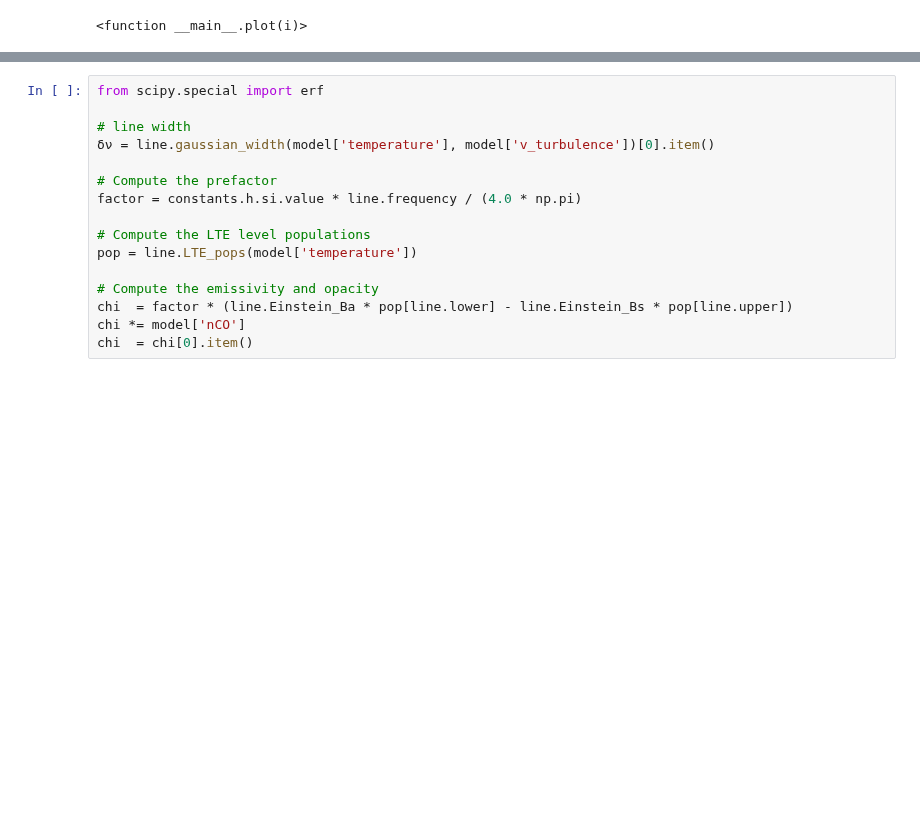
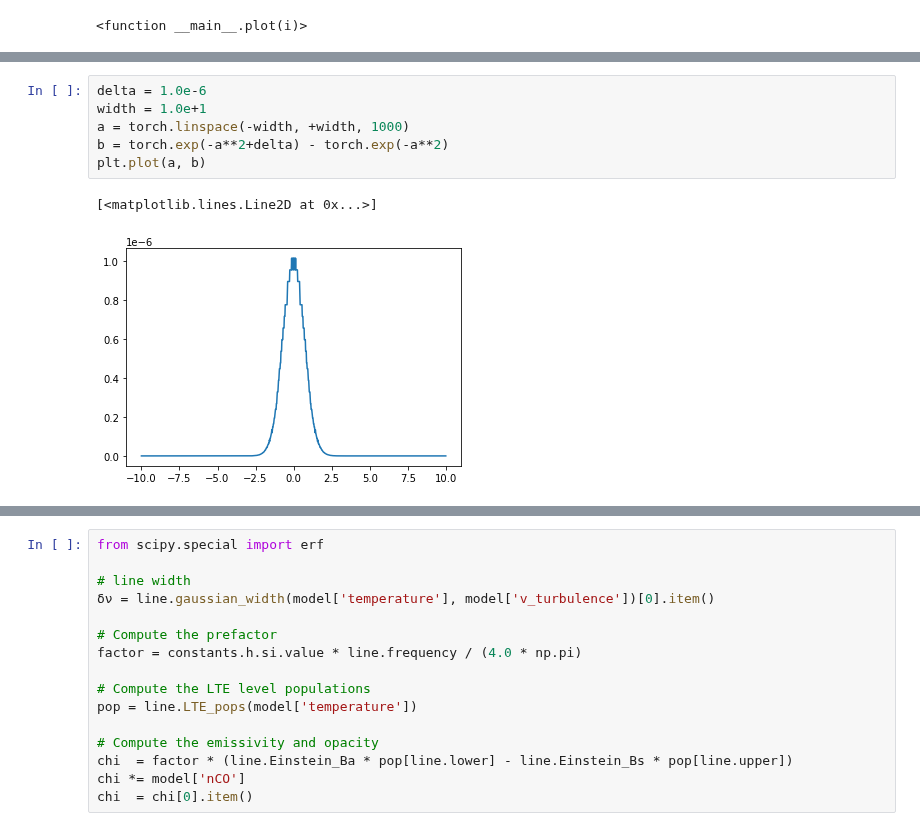
Before and after one commit to Magritte-code/pomme, a Jupyter notebook: docs/src/benchmarks/Benchmark_0.ipynb, the cells around one changed output, grey strips where cells are left out. Saved outputs shown, nothing was run; the diff lists cells and outputs as text; blank space fills up the shorter version.

```diff
--- a/docs/src/benchmarks/Benchmark_0.ipynb
+++ b/docs/src/benchmarks/Benchmark_0.ipynb
@@ -200,0 +235,9 @@ interactive(children=(IntSlider(value=63, description='i', max=127), Output()),
+# %%
+delta = 1.0e-6
+width = 1.0e+1
+a = torch.linspace(-width, +width, 1000)
+b = torch.exp(-a**2+delta) - torch.exp(-a**2)
+plt.plot(a, b)
+# %% [output]
+[<matplotlib.lines.Line2D at 0x...>]
+[figure, added]
```
Also changed, not shown: parts of 11 cells of this notebook, 7 other files.
